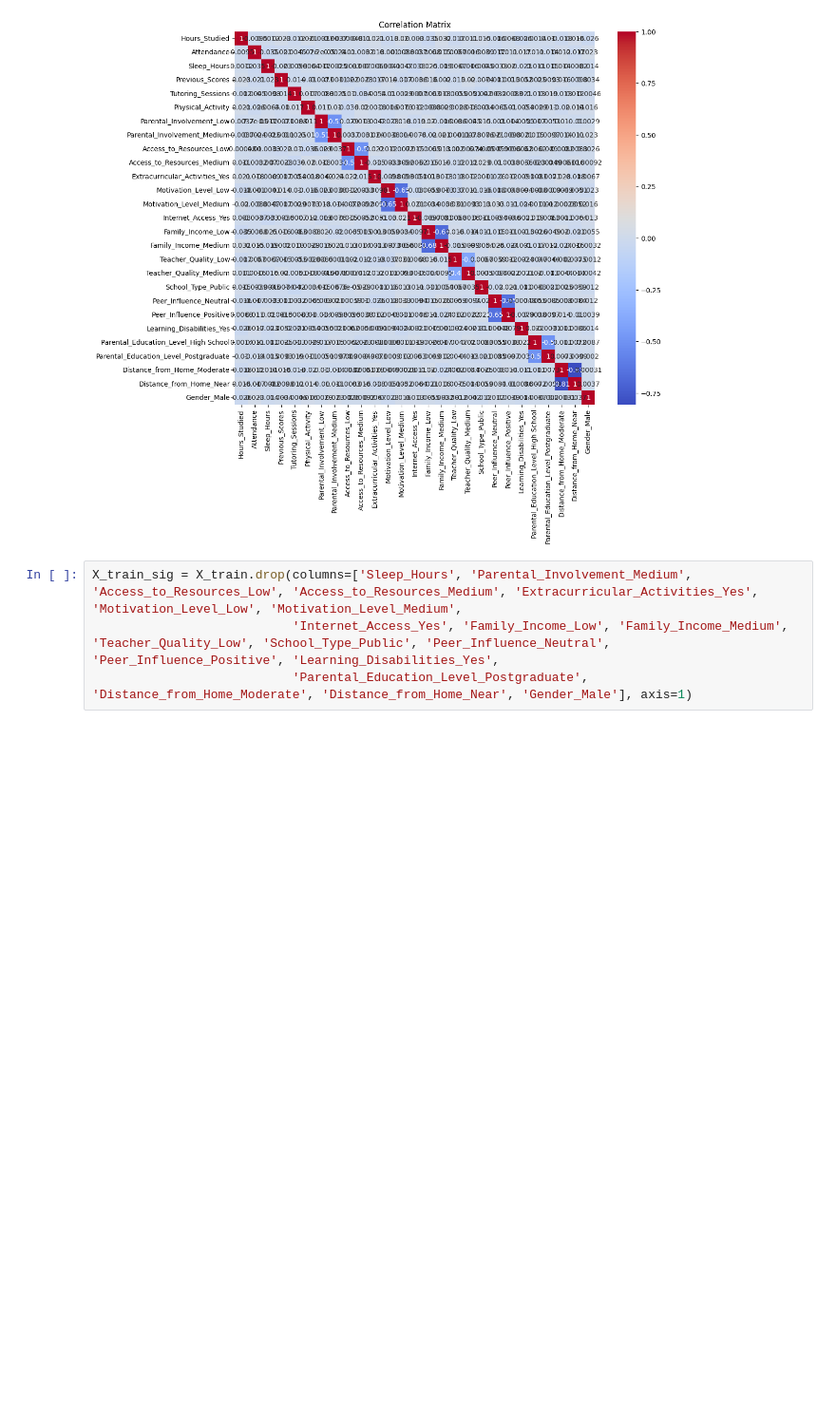
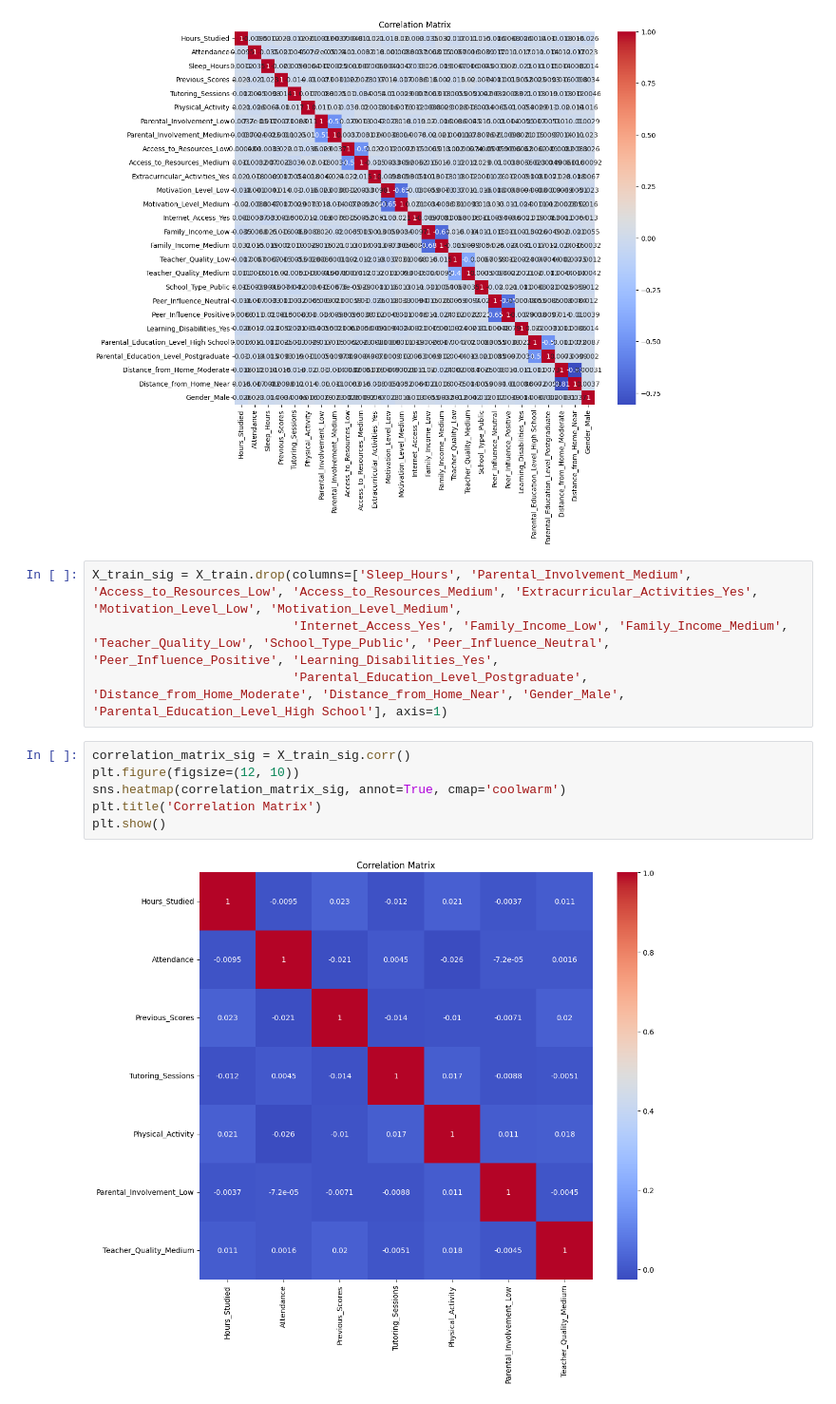
Before and after one commit to josh-g-grimes/Regression-Analysis---College-Exam-Performance, a Jupyter notebook: notebook.ipynb, the cells around one changed output. Shown: that part at 95% size. Saved outputs shown, nothing was run; the diff lists cells and outputs as text; blank space fills up the shorter version.

```diff
--- a/notebook.ipynb
+++ b/notebook.ipynb
@@ -244,4 +244,12 @@ plt.show()
 # %%
 X_train_sig = X_train.drop(columns=['Sleep_Hours', 'Parental_Involvement_Medium', 'Access_to_Resources_Low', 'Access_to_Resources_Medium', 'Extracurricular_Activities_Yes', 'Motivation_Level_Low', 'Motivation_Level_Medium',
                            'Internet_Access_Yes', 'Family_Income_Low', 'Family_Income_Medium', 'Teacher_Quality_Low', 'School_Type_Public', 'Peer_Influence_Neutral', 'Peer_Influence_Positive', 'Learning_Disabilities_Yes',
-                           'Parental_Education_Level_Postgraduate', 'Distance_from_Home_Moderate', 'Distance_from_Home_Near', 'Gender_Male'], axis=1)
+                           'Parental_Education_Level_Postgraduate', 'Distance_from_Home_Moderate', 'Distance_from_Home_Near', 'Gender_Male', 'Parental_Education_Level_High School'], axis=1)
+# %%
+correlation_matrix_sig = X_train_sig.corr()
+plt.figure(figsize=(12, 10))
+sns.heatmap(correlation_matrix_sig, annot=True, cmap='coolwarm')
+plt.title('Correlation Matrix')
+plt.show()
+# %% [output]
+[figure, added]
```
Also changed, not shown: parts of 3 cells of this notebook.
